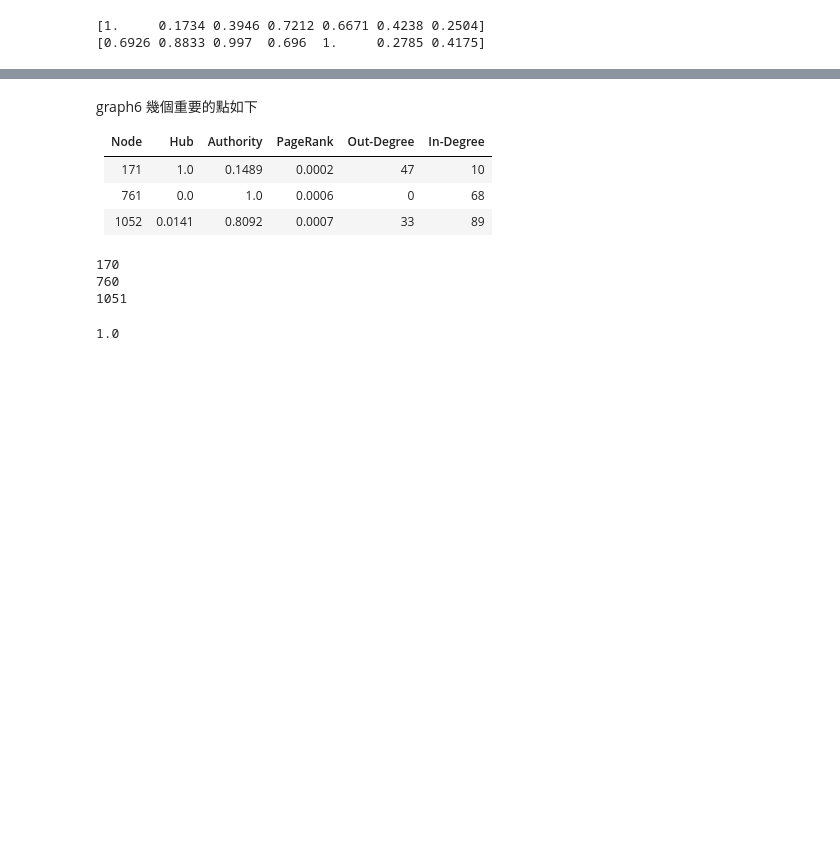
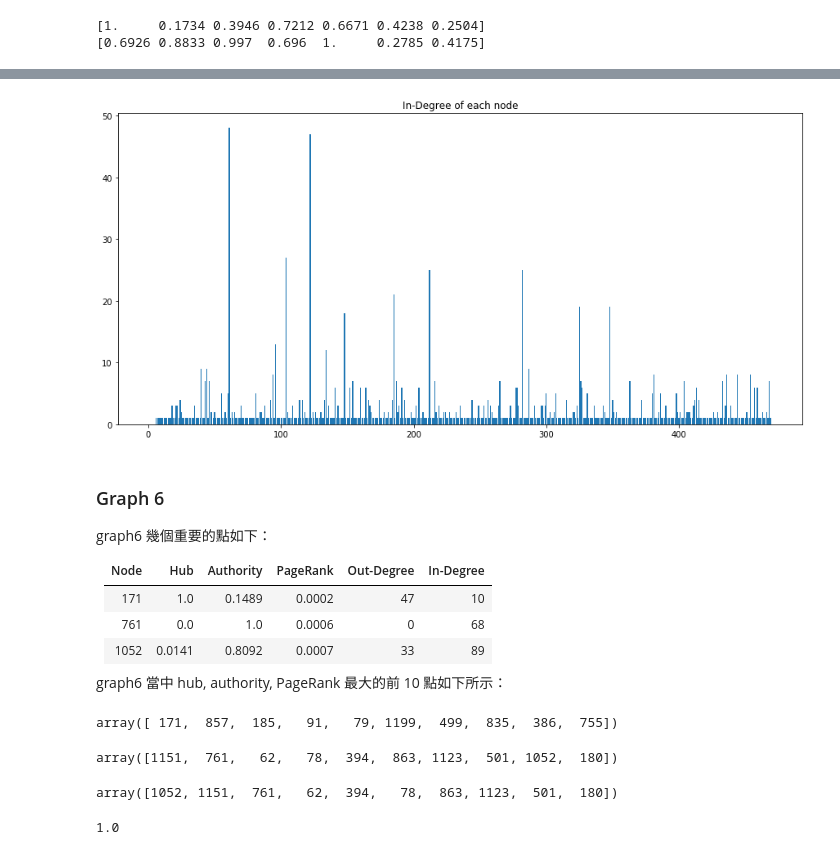
Before and after one commit to kevin110604/DM_link-analysis, a Jupyter notebook: project3.ipynb, the cells around one changed output, grey strips where cells are left out. Saved outputs shown, nothing was run; the diff lists cells and outputs as text; code cells hidden in the pictures; blank space fills up the shorter version.

```diff
--- a/project3.ipynb
+++ b/project3.ipynb
@@ -705,20 +745,34 @@ tmp_d = { i : c for i, c in zip(range(len(ccc)), ccc) }
+# %%
+plt.figure(figsize=(15, 7))
+plt.bar(node_list, ppp)
+plt.title('In-Degree of each node')
+plt.show()
+# %% [output]
+[figure, added]
 # %% [markdown]
-graph6 幾個重要的點如下
+### Graph 6
+graph6 幾個重要的點如下：
 
 | Node| Hub | Authority | PageRank | Out-Degree| In-Degree|
 | --- | --- | --------- | -------- | --------- | -------- |
 | 171 | 1.0 | 0.1489    | 0.0002 | 47 | 10
 | 761 | 0.0 | 1.0       | 0.0006 | 0 | 68
 | 1052| 0.0141 | 0.8092 | 0.0007 | 33 | 89
+
+graph6 當中 hub, authority, PageRank 最大的前 10 點如下所示：
 # %%
 authority, hub = HubsAuthorities(graph6)
-print(np.argmax(hub))
-print(np.argmax(authority))
-print(np.argmax(PageRank(graph6)))
+np.argsort(-hub)[:10] + 1
 # %% [output]
-170
-760
-1051
+array([ 171,  857,  185,   91,   79, 1199,  499,  835,  386,  755])
+# %%
+np.argsort(-authority)[:10] + 1
+# %% [output]
+array([1151,  761,   62,   78,  394,  863, 1123,  501, 1052,  180])
+# %%
+np.argsort(-PageRank(graph6))[:10] + 1
+# %% [output]
+array([1052, 1151,  761,   62,  394,   78,  863, 1123,  501,  180])
 # %%
 authority[760]
 # %% [output]
```
Also changed, not shown: parts of 35 cells of this notebook.
